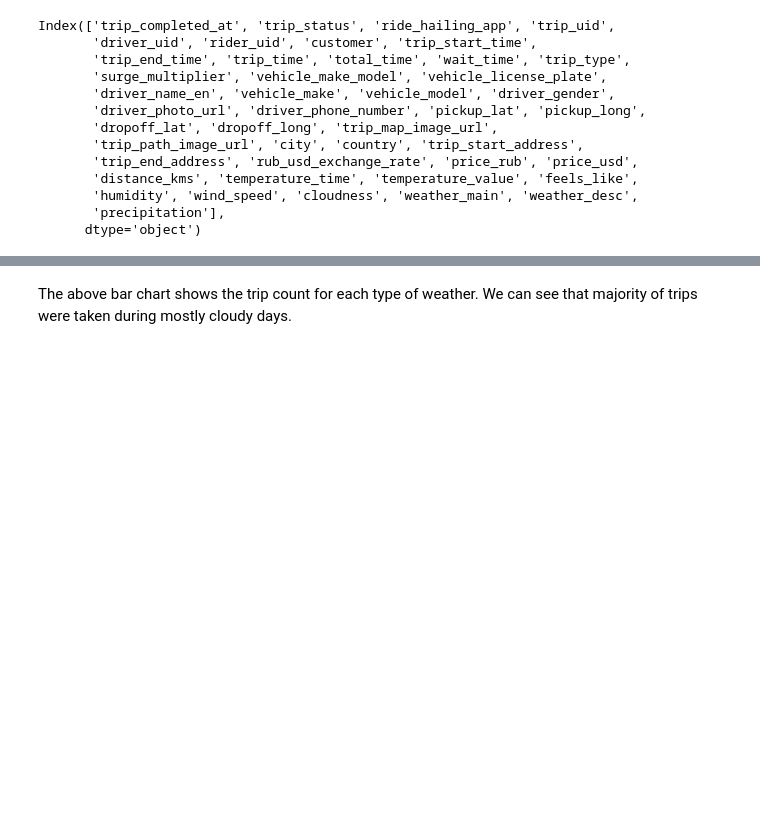
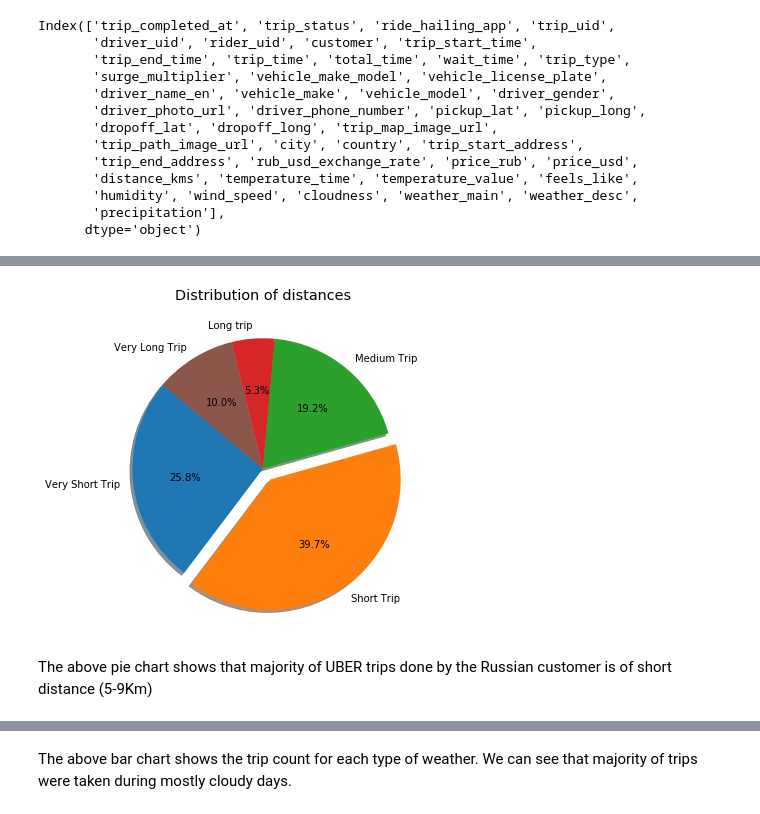
Before and after one commit to deepmalaagarwal/Project_one_MAD, a Jupyter notebook: Michela/UberMadCool.ipynb, the cells around one changed output, grey strips where cells are left out. Cells and saved outputs as stored; diff of their text form; code cells hidden in the pictures; blank space fills up the shorter version.

```diff
--- a/Michela/UberMadCool.ipynb
+++ b/Michela/UberMadCool.ipynb
@@ -72,0 +46,12 @@ Name: city, dtype: int64
+# %%
+# Select the Columns we need
+distance_type = uber_df.loc[:, ["distance_kms", "price_usd"]]
+# %%
+# Create the bins in which the distances will be held
+bins = [0, 5, 10, 15, 20, 47]
+#Create the names for the 5 bins
+distance_names = ["Very Short Trip", "Short Trip", "Medium Trip", "Long trip", "Very Long Trip"]
+# %%
+# Assign the values to the bins
+distance_type["Type of Distance"] = pd.cut(distance_type["distance_kms"], bins, labels=distance_names)
+distance_type.head()
@@ -72,0 +77,4 @@ Name: city, dtype: int64
+# %%
+# Calculate the count per distance bin
+count = distance_type.groupby(['Type of Distance']).count()
+count
@@ -73,3 +89,17 @@ Name: city, dtype: int64
+# %%
+# Columns into arrays
+colors = ["#1f77b4", "#ff7f0e", "#2ca02c", "#d62728", "#8c564b"]
+explode = (0, 0.1, 0, 0, 0)
+plt.figure(figsize=(10,6))
+plt.pie(count.distance_kms, labels=distance_names, explode=explode, colors=colors,
+autopct='%1.1f%%', shadow=True, startangle=140)
+plt.title("Distribution of distances")
+plt.savefig('counttypesoftrip.png')
+plt.show()
+# %% [output]
+[figure, added]
+# %% [markdown]
+The above pie chart shows that majority of UBER trips done by the Russian customer is of short distance (5-9Km)
 # %%
 # Plot number of trips for each weather description
 x = uber_df['weather_desc'].value_counts().plot(kind='bar', figsize = (10,6))
```
Also changed, not shown: parts of 7 cells of this notebook, 1 other file.
